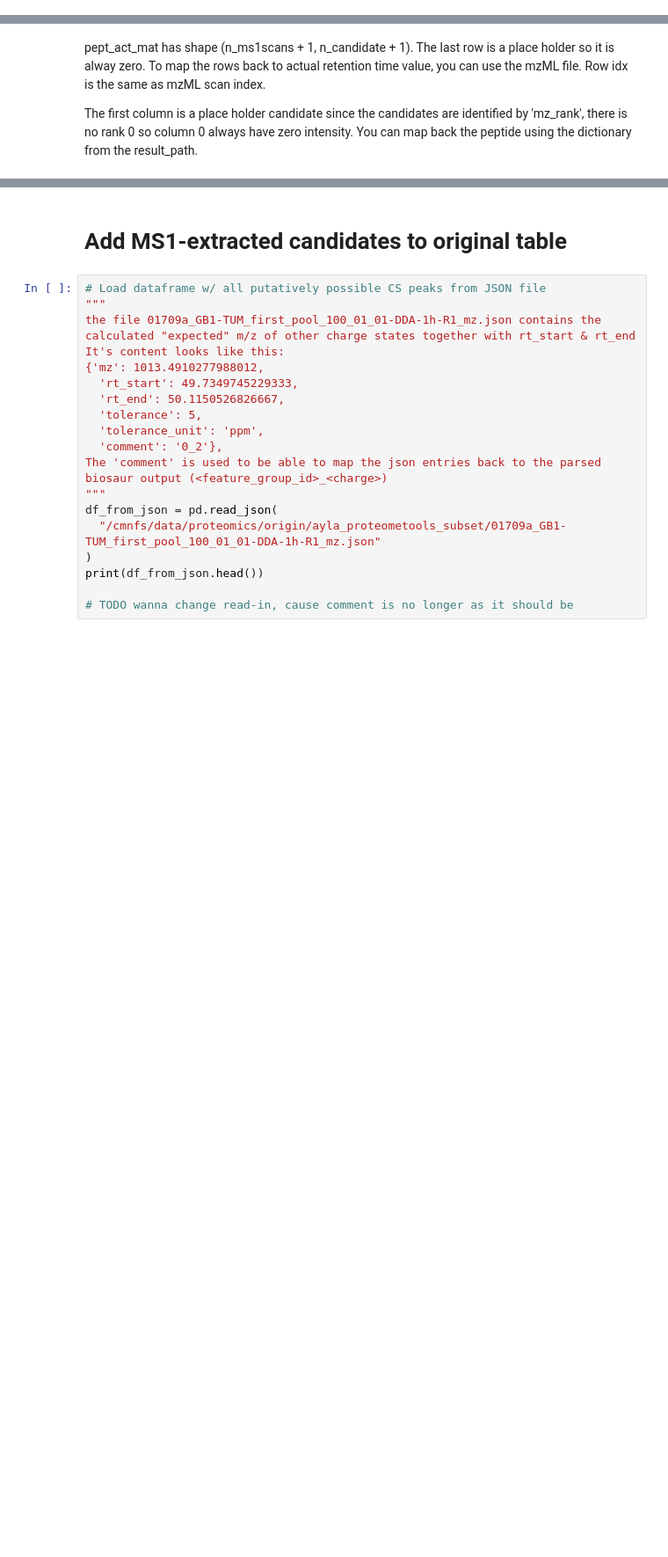
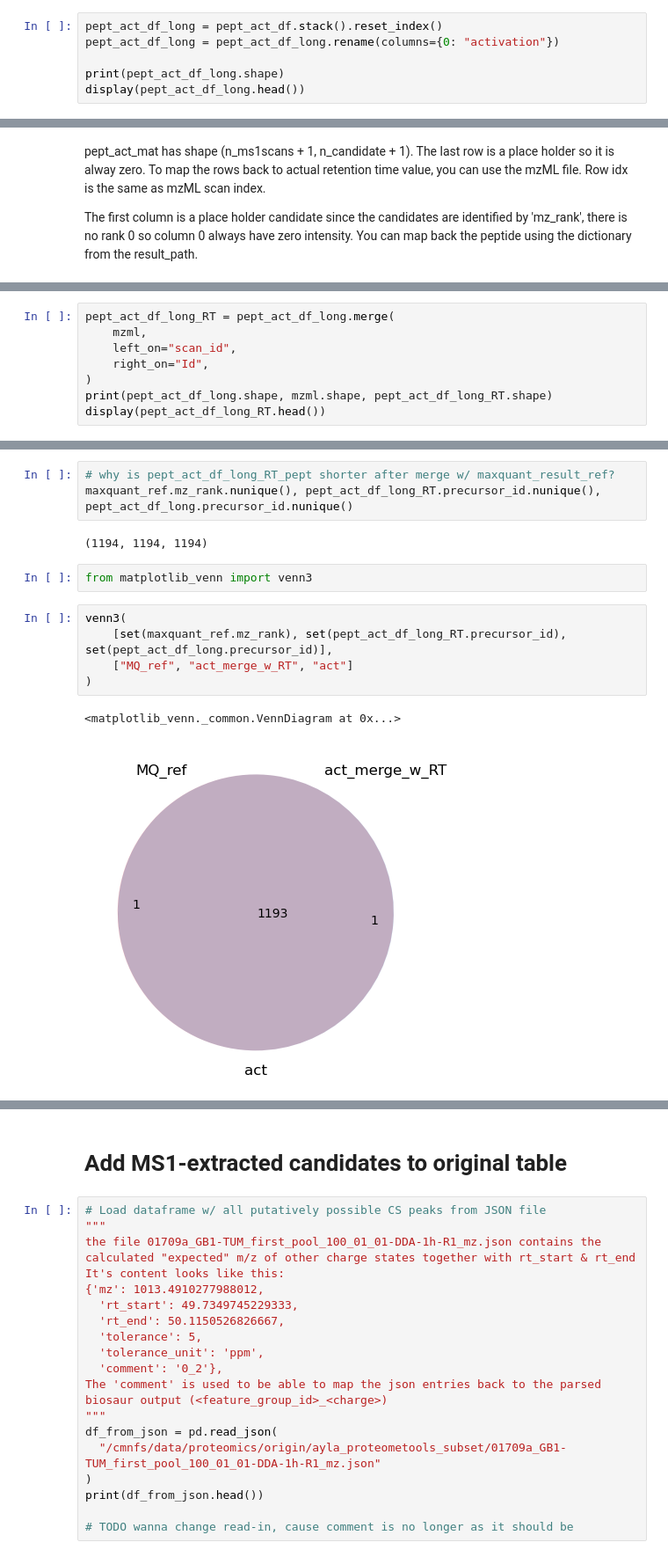
Before and after one commit to wilhelm-lab/SWAPS, a Jupyter notebook: SWAPS/notebooks/dev_90_ayla_test.ipynb, the cells around one changed output, grey strips where cells are left out. Shown at 88% size. Cells and saved outputs as stored; diff of their text form; blank space fills up the shorter version.

```diff
--- a/SWAPS/notebooks/dev_90_ayla_test.ipynb
+++ b/SWAPS/notebooks/dev_90_ayla_test.ipynb
@@ -164 +173,7 @@ display(pept_act_df.tail())
 5 rows × 1194 columns
+# %%
+pept_act_df_long = pept_act_df.stack().reset_index()
+pept_act_df_long = pept_act_df_long.rename(columns={0: "activation"})
+
+print(pept_act_df_long.shape)
+display(pept_act_df_long.head())
@@ -247,0 +218,8 @@ print(pept_RT_df.dropna(how="all", axis=1).shape)
+# %%
+pept_act_df_long_RT = pept_act_df_long.merge(
+    mzml,
+    left_on="scan_id",
+    right_on="Id",
+)
+print(pept_act_df_long.shape, mzml.shape, pept_act_df_long_RT.shape)
+display(pept_act_df_long_RT.head())
@@ -265,0 +266,15 @@ display(maxquant_ref.head())
+# %%
+# why is pept_act_df_long_RT_pept shorter after merge w/ maxquant_result_ref?
+maxquant_ref.mz_rank.nunique(), pept_act_df_long_RT.precursor_id.nunique(), pept_act_df_long.precursor_id.nunique()
+# %% [output]
+(1194, 1194, 1194)
+# %%
+from matplotlib_venn import venn3
+# %%
+venn3(
+    [set(maxquant_ref.mz_rank), set(pept_act_df_long_RT.precursor_id), set(pept_act_df_long.precursor_id)],
+    ["MQ_ref", "act_merge_w_RT", "act"]
+)
+# %% [output]
+<matplotlib_venn._common.VennDiagram at 0x...>
+[figure, added]
```
Also changed, not shown: parts of 12 cells of this notebook.
